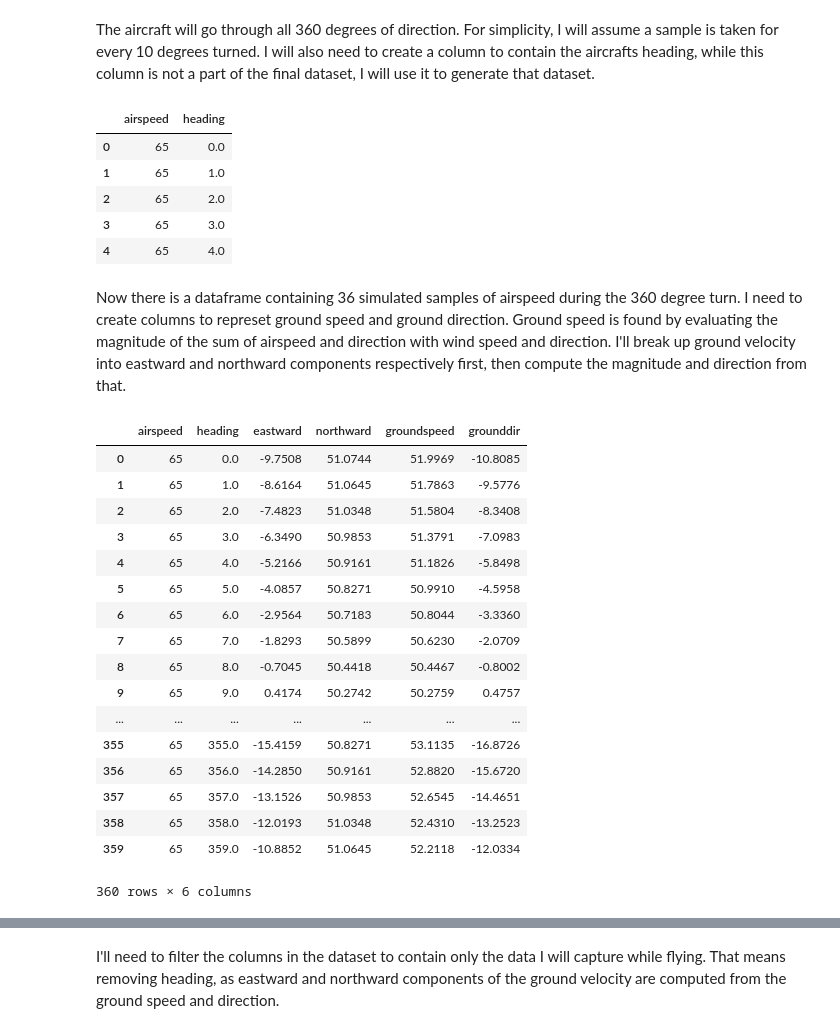
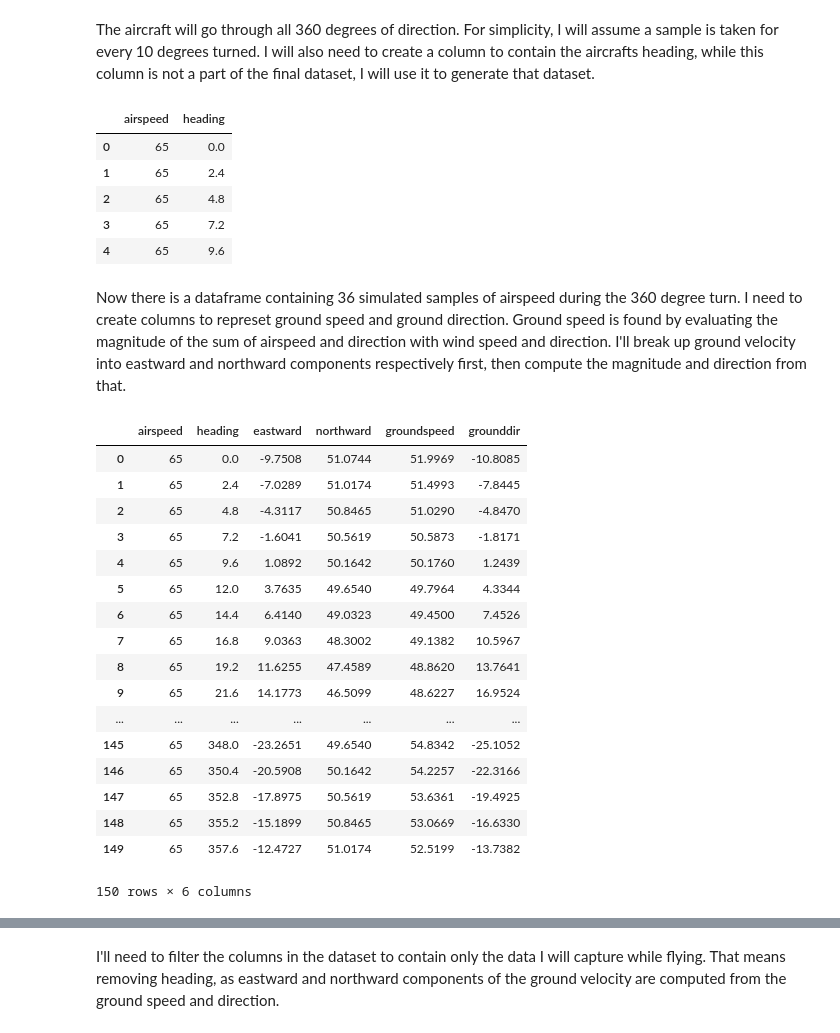
Before and after one commit to busbykt/RPi4Aviation, a Jupyter notebook: Ground Wind Velocity.ipynb, the cells around one changed output, grey strips where cells are left out. Cells and saved outputs as stored; diff of their text form; code cells hidden in the pictures.

```diff
--- a/Ground Wind Velocity.ipynb
+++ b/Ground Wind Velocity.ipynb
@@ -60,25 +60,25 @@ The aircraft will go through all 360 degrees of direction. For simplicity, I wil
 # %%
 # instantiate a dataframe to hold the data
 data = pd.DataFrame()
 
 # num samples
-samples = 360
+samples = 150
 
 # set the airspeed for every sample
 data['airspeed'] = [airspeed]*samples
 
 # set the aircraft heading for every sample
 data['heading'] = np.arange(0,360,360/samples)
 
 # preview the top of the data
 data.head()
 # %% [output]
 |  | airspeed | heading |
 | 0 | 65 | 0.0 |
-| 1 | 65 | 1.0 |
-| 2 | 65 | 2.0 |
-| 3 | 65 | 3.0 |
-| 4 | 65 | 4.0 |
+| 1 | 65 | 2.4 |
+| 2 | 65 | 4.8 |
+| 3 | 65 | 7.2 |
+| 4 | 65 | 9.6 |
 # %% [markdown]
 Now there is a dataframe containing 36 simulated samples of airspeed during the 360 degree turn. I need to create columns to represet ground speed and ground direction. Ground speed is found by evaluating the magnitude of the sum of airspeed and direction with wind speed and direction. I'll break up ground velocity into eastward and northward components respectively first, then compute the magnitude and direction from that.
 # %%
@@ -97,22 +97,22 @@ data
 # %% [output]
 |  | airspeed | heading | eastward | northward | groundspeed | grounddir |
 | 0 | 65 | 0.0 | -9.7508 | 51.0744 | 51.9969 | -10.8085 |
-| 1 | 65 | 1.0 | -8.6164 | 51.0645 | 51.7863 | -9.5776 |
-| 2 | 65 | 2.0 | -7.4823 | 51.0348 | 51.5804 | -8.3408 |
-| 3 | 65 | 3.0 | -6.3490 | 50.9853 | 51.3791 | -7.0983 |
-| 4 | 65 | 4.0 | -5.2166 | 50.9161 | 51.1826 | -5.8498 |
-| 5 | 65 | 5.0 | -4.0857 | 50.8271 | 50.9910 | -4.5958 |
-| 6 | 65 | 6.0 | -2.9564 | 50.7183 | 50.8044 | -3.3360 |
-| 7 | 65 | 7.0 | -1.8293 | 50.5899 | 50.6230 | -2.0709 |
-| 8 | 65 | 8.0 | -0.7045 | 50.4418 | 50.4467 | -0.8002 |
-| 9 | 65 | 9.0 | 0.4174 | 50.2742 | 50.2759 | 0.4757 |
+| 1 | 65 | 2.4 | -7.0289 | 51.0174 | 51.4993 | -7.8445 |
+| 2 | 65 | 4.8 | -4.3117 | 50.8465 | 51.0290 | -4.8470 |
+| 3 | 65 | 7.2 | -1.6041 | 50.5619 | 50.5873 | -1.8171 |
+| 4 | 65 | 9.6 | 1.0892 | 50.1642 | 50.1760 | 1.2439 |
+| 5 | 65 | 12.0 | 3.7635 | 49.6540 | 49.7964 | 4.3344 |
+| 6 | 65 | 14.4 | 6.4140 | 49.0323 | 49.4500 | 7.4526 |
+| 7 | 65 | 16.8 | 9.0363 | 48.3002 | 49.1382 | 10.5967 |
+| 8 | 65 | 19.2 | 11.6255 | 47.4589 | 48.8620 | 13.7641 |
+| 9 | 65 | 21.6 | 14.1773 | 46.5099 | 48.6227 | 16.9524 |
 | ... | ... | ... | ... | ... | ... | ... |
-| 355 | 65 | 355.0 | -15.4159 | 50.8271 | 53.1135 | -16.8726 |
-| 356 | 65 | 356.0 | -14.2850 | 50.9161 | 52.8820 | -15.6720 |
-| 357 | 65 | 357.0 | -13.1526 | 50.9853 | 52.6545 | -14.4651 |
-| 358 | 65 | 358.0 | -12.0193 | 51.0348 | 52.4310 | -13.2523 |
-| 359 | 65 | 359.0 | -10.8852 | 51.0645 | 52.2118 | -12.0334 |
+| 145 | 65 | 348.0 | -23.2651 | 49.6540 | 54.8342 | -25.1052 |
+| 146 | 65 | 350.4 | -20.5908 | 50.1642 | 54.2257 | -22.3166 |
+| 147 | 65 | 352.8 | -17.8975 | 50.5619 | 53.6361 | -19.4925 |
+| 148 | 65 | 355.2 | -15.1899 | 50.8465 | 53.0669 | -16.6330 |
+| 149 | 65 | 357.6 | -12.4727 | 51.0174 | 52.5199 | -13.7382 |
-360 rows × 6 columns
+150 rows × 6 columns
 # %%
 plt.figure(figsize=(8,8))
 plt.polar(np.radians(data['grounddir']), data['groundspeed'], ls = 'none', marker = '.', ms=5)
```
Also changed, not shown: parts of 11 cells of this notebook.
